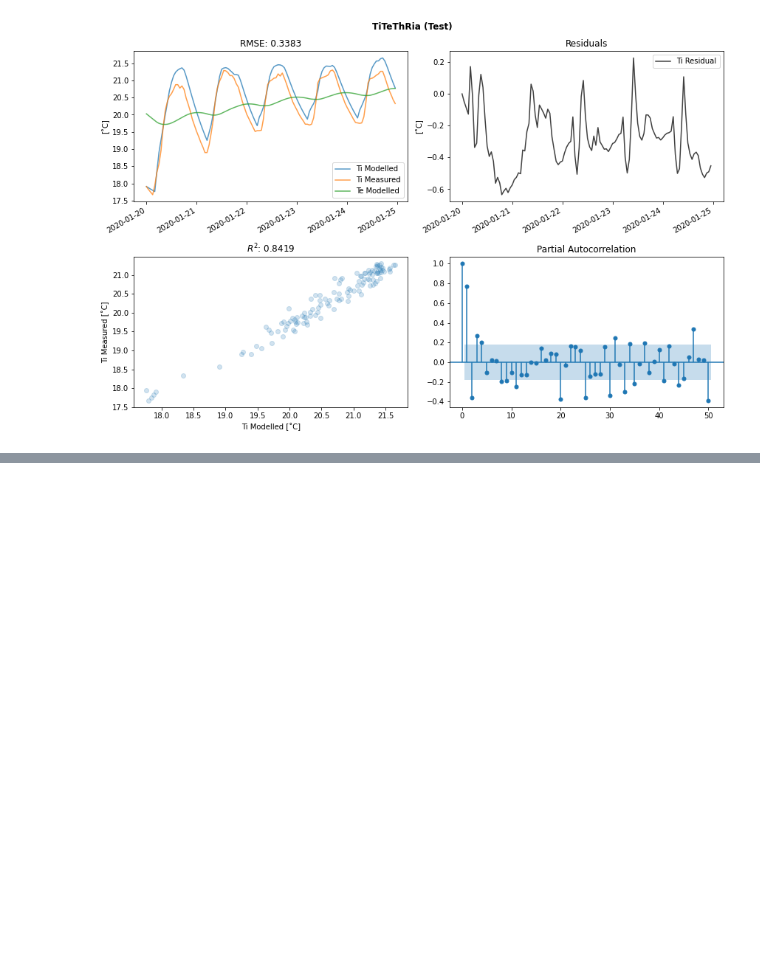
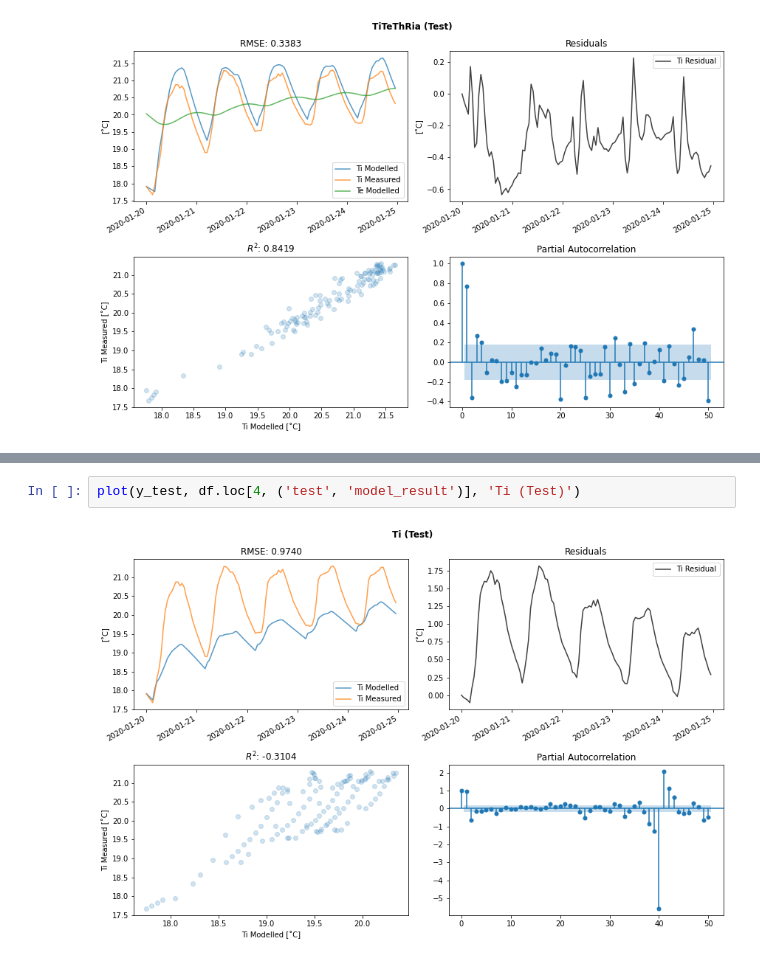
Before and after one commit to czagoni/darkgreybox, a Jupyter notebook: docs/tutorials/darkgrey_poc_demo_04.ipynb, the cells around one changed output, grey strips where cells are left out. Saved outputs shown, nothing was run; the diff lists cells and outputs as text; blank space fills up the shorter version.

```diff
--- a/docs/tutorials/darkgrey_poc_demo_04.ipynb
+++ b/docs/tutorials/darkgrey_poc_demo_04.ipynb
@@ -241,0 +249,4 @@ plot(y_test, test_results, 'TiTeThRia (Test)')
+# %%
+plot(y_test, df.loc[4, ('test', 'model_result')], 'Ti (Test)')
+# %% [output]
+[figure, added]
```
Also changed, not shown: parts of 7 cells of this notebook, 4 other files.
